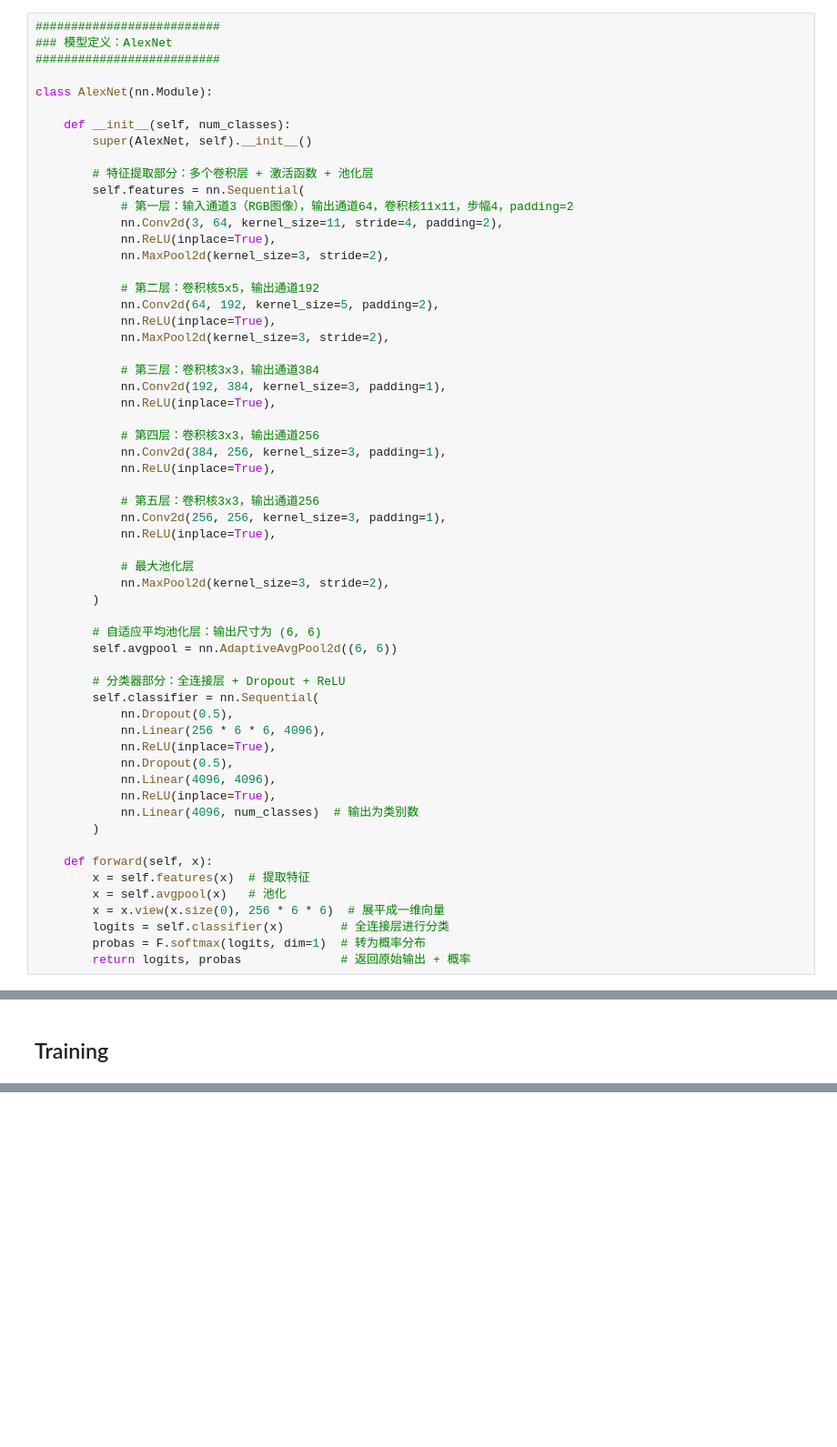
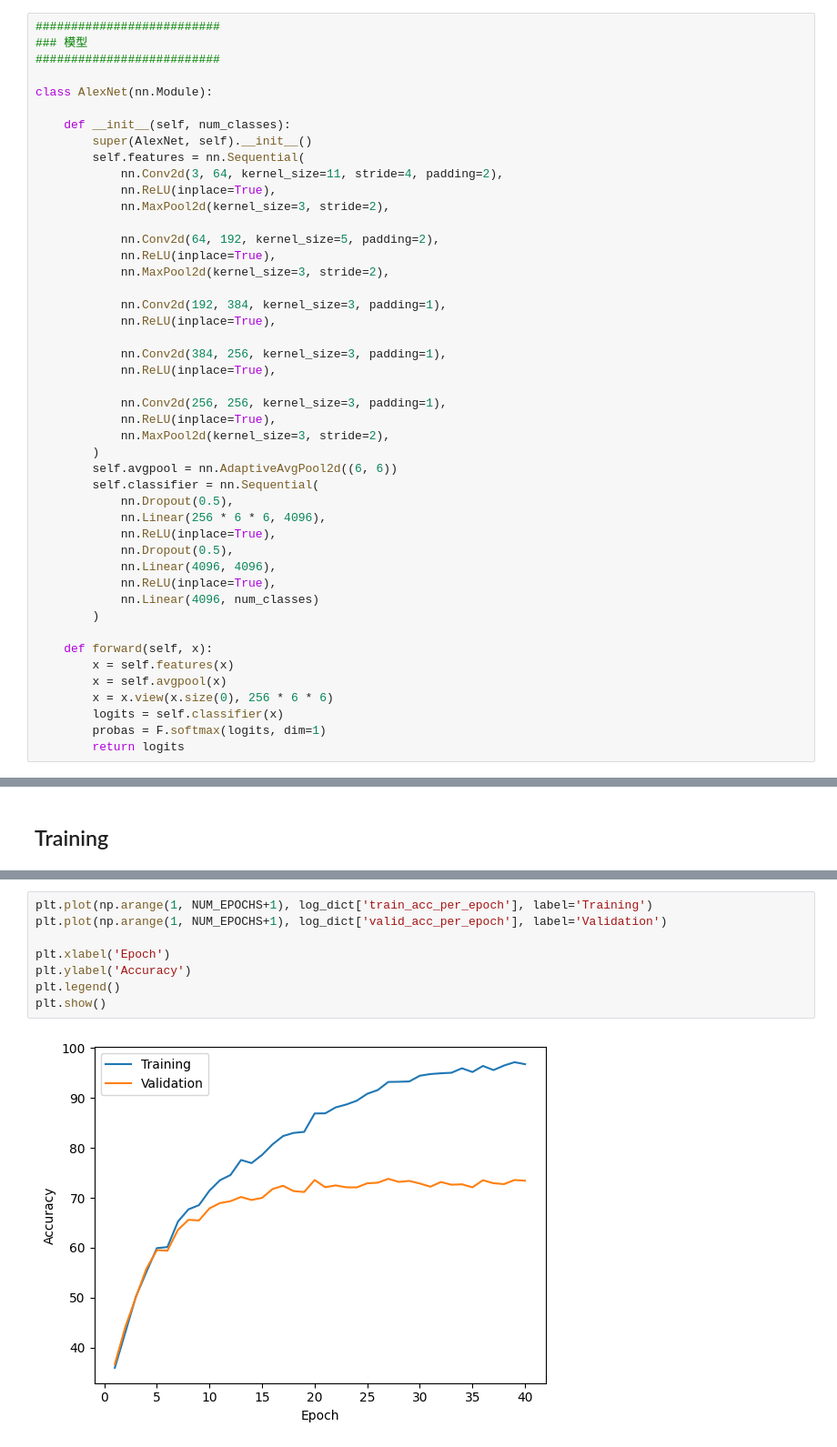
Before and after one commit to Sakurajima-sight/deeplearning-models, a Jupyter notebook: pytorch_ipynb/cnn/cnn-alexnet-cifar10.ipynb, the cells around one changed output, grey strips where cells are left out. Shown: that part at 91% size. Cells and saved outputs as stored; diff of their text form; blank space fills up the shorter version.

```diff
--- a/pytorch_ipynb/cnn/cnn-alexnet-cifar10.ipynb
+++ b/pytorch_ipynb/cnn/cnn-alexnet-cifar10.ipynb
@@ -212,46 +178,33 @@ for images, labels in test_loader:
 ## Model
 # %%
 ##########################
-### 模型定义：AlexNet
+### 模型
 ##########################
 
 class AlexNet(nn.Module):
 
     def __init__(self, num_classes):
         super(AlexNet, self).__init__()
-
-        # 特征提取部分：多个卷积层 + 激活函数 + 池化层
         self.features = nn.Sequential(
-            # 第一层：输入通道3（RGB图像），输出通道64，卷积核11x11，步幅4，padding=2
             nn.Conv2d(3, 64, kernel_size=11, stride=4, padding=2),
             nn.ReLU(inplace=True),
             nn.MaxPool2d(kernel_size=3, stride=2),
 
-            # 第二层：卷积核5x5，输出通道192
             nn.Conv2d(64, 192, kernel_size=5, padding=2),
             nn.ReLU(inplace=True),
             nn.MaxPool2d(kernel_size=3, stride=2),
 
-            # 第三层：卷积核3x3，输出通道384
             nn.Conv2d(192, 384, kernel_size=3, padding=1),
             nn.ReLU(inplace=True),
 
-            # 第四层：卷积核3x3，输出通道256
             nn.Conv2d(384, 256, kernel_size=3, padding=1),
             nn.ReLU(inplace=True),
 
-            # 第五层：卷积核3x3，输出通道256
             nn.Conv2d(256, 256, kernel_size=3, padding=1),
             nn.ReLU(inplace=True),
-
-            # 最大池化层
             nn.MaxPool2d(kernel_size=3, stride=2),
         )
-
-        # 自适应平均池化层：输出尺寸为 (6, 6)
         self.avgpool = nn.AdaptiveAvgPool2d((6, 6))
-
-        # 分类器部分：全连接层 + Dropout + ReLU
         self.classifier = nn.Sequential(
             nn.Dropout(0.5),
             nn.Linear(256 * 6 * 6, 4096),
@@ -259,14 +212,14 @@ class AlexNet(nn.Module):
             nn.Dropout(0.5),
             nn.Linear(4096, 4096),
             nn.ReLU(inplace=True),
-            nn.Linear(4096, num_classes)  # 输出为类别数
+            nn.Linear(4096, num_classes)
         )
 
     def forward(self, x):
-        x = self.features(x)  # 提取特征
-        x = self.avgpool(x)   # 池化
-        x = x.view(x.size(0), 256 * 6 * 6)  # 展平成一维向量
-        logits = self.classifier(x)        # 全连接层进行分类
-        probas = F.softmax(logits, dim=1)  # 转为概率分布
-        return logits, probas              # 返回原始输出 + 概率
+        x = self.features(x)
+        x = self.avgpool(x)
+        x = x.view(x.size(0), 256 * 6 * 6)
+        logits = self.classifier(x)
+        probas = F.softmax(logits, dim=1)
+        return logits
 # %%
@@ -368,0 +276,10 @@ Epoch: 003/020 | Train: 51.836%  | Valid: 50.840%
+# %%
+plt.plot(np.arange(1, NUM_EPOCHS+1), log_dict['train_acc_per_epoch'], label='Training')
+plt.plot(np.arange(1, NUM_EPOCHS+1), log_dict['valid_acc_per_epoch'], label='Validation')
+
+plt.xlabel('Epoch')
+plt.ylabel('Accuracy')
+plt.legend()
+plt.show()
+# %% [output]
+[figure, added]
```
Also changed, not shown: parts of 26 cells of this notebook, 32 other files.
